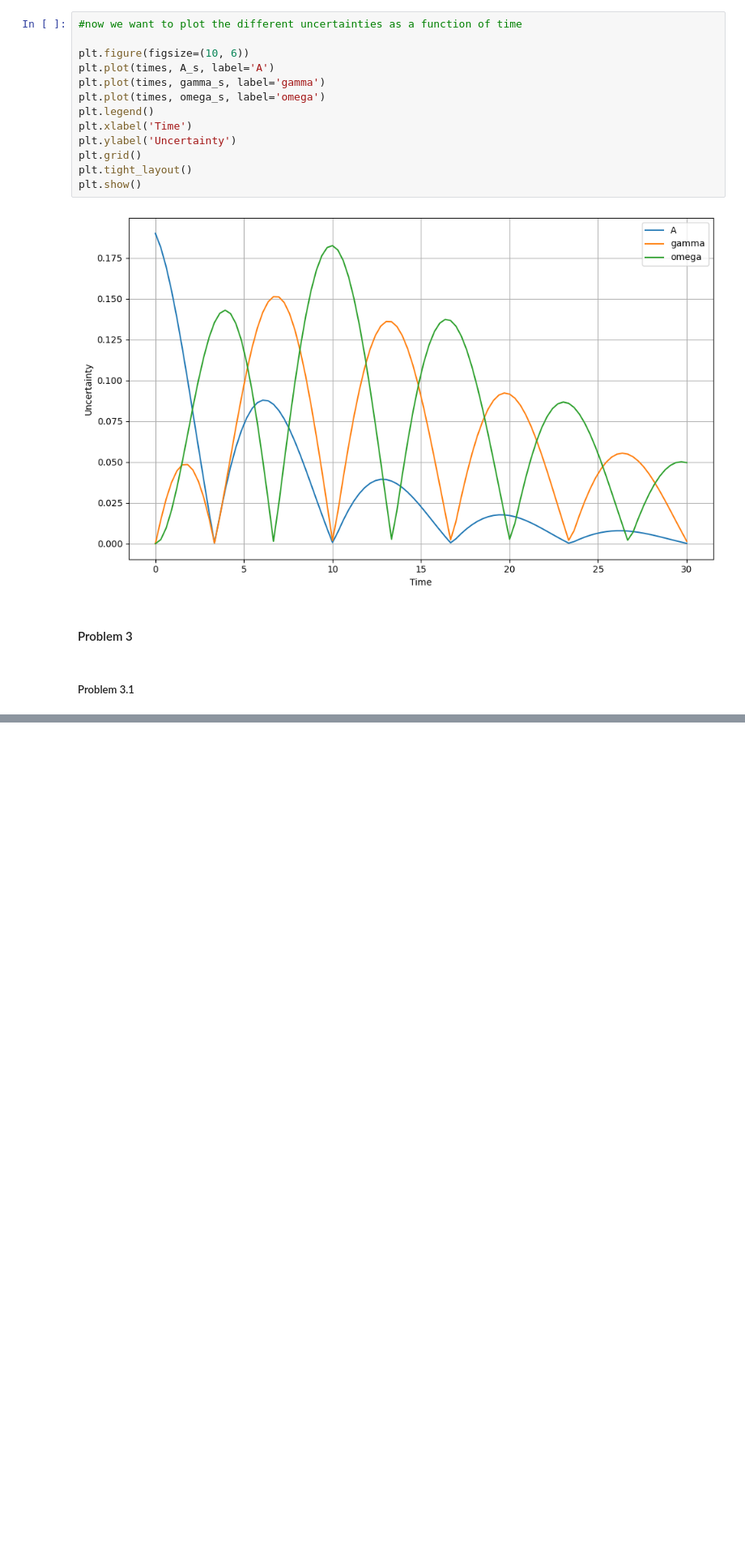
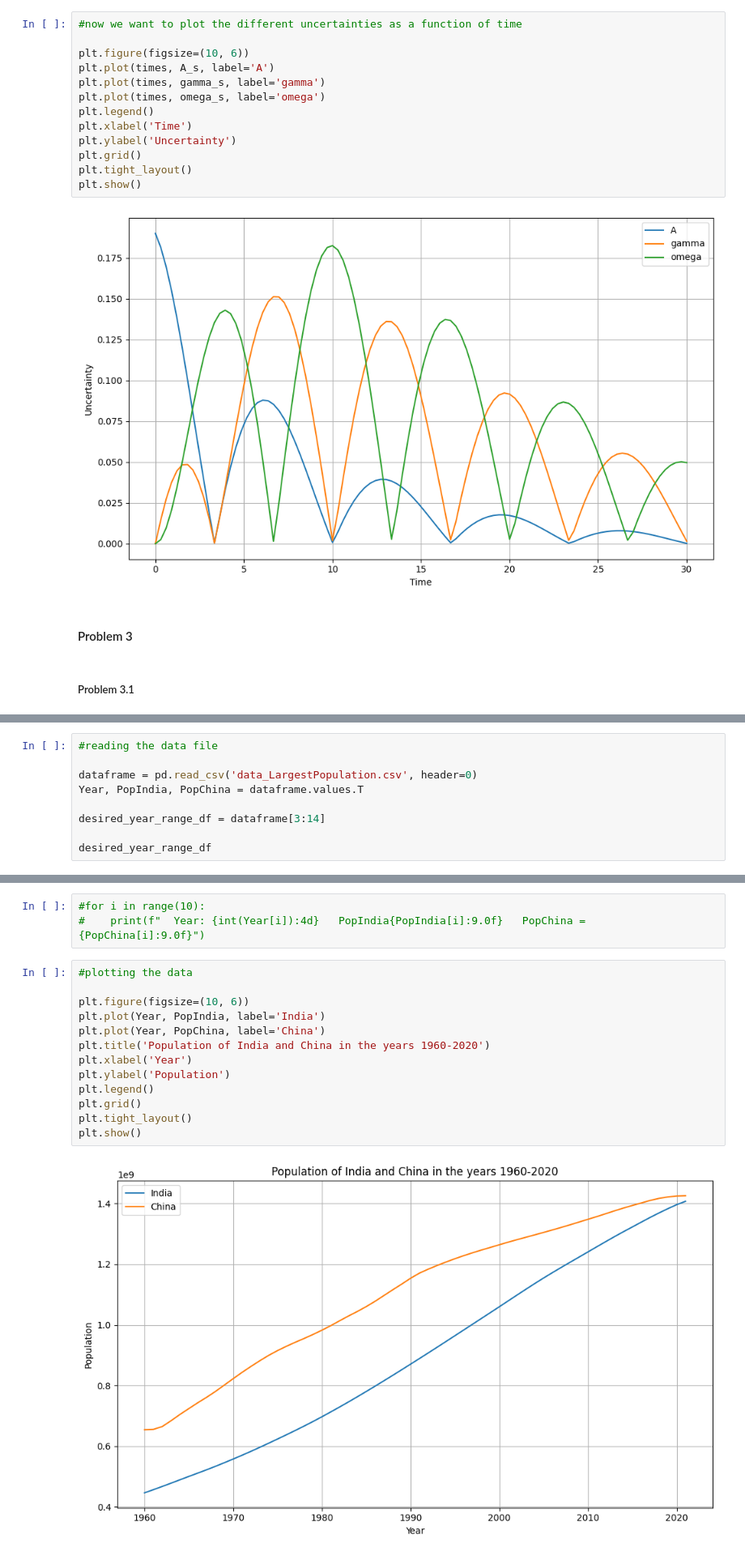
Before and after one commit to ansomax/AppStat2024_ASM, a Jupyter notebook: HandIn/Afl1.ipynb, the cells around one changed output, grey strips where cells are left out. Shown: that part at 81% size. Saved outputs shown, nothing was run; the diff lists cells and outputs as text; blank space fills up the shorter version.

```diff
--- a/HandIn/Afl1.ipynb
+++ b/HandIn/Afl1.ipynb
@@ -355,0 +546,9 @@ print(p)
+# %%
+#reading the data file
+
+dataframe = pd.read_csv('data_LargestPopulation.csv', header=0)
+Year, PopIndia, PopChina = dataframe.values.T
+
+desired_year_range_df = dataframe[3:14]
+
+desired_year_range_df
@@ -355,0 +568,18 @@ print(p)
+# %%
+#for i in range(10):
+#    print(f"  Year: {int(Year[i]):4d}   PopIndia{PopIndia[i]:9.0f}   PopChina = {PopChina[i]:9.0f}")
+# %%
+#plotting the data
+
+plt.figure(figsize=(10, 6))
+plt.plot(Year, PopIndia, label='India')
+plt.plot(Year, PopChina, label='China')
+plt.title('Population of India and China in the years 1960-2020')
+plt.xlabel('Year')
+plt.ylabel('Population')
+plt.legend()
+plt.grid()
+plt.tight_layout()
+plt.show()
+# %% [output]
+[figure, added]
```
Also changed, not shown: parts of 36 cells of this notebook, 14 other files.
